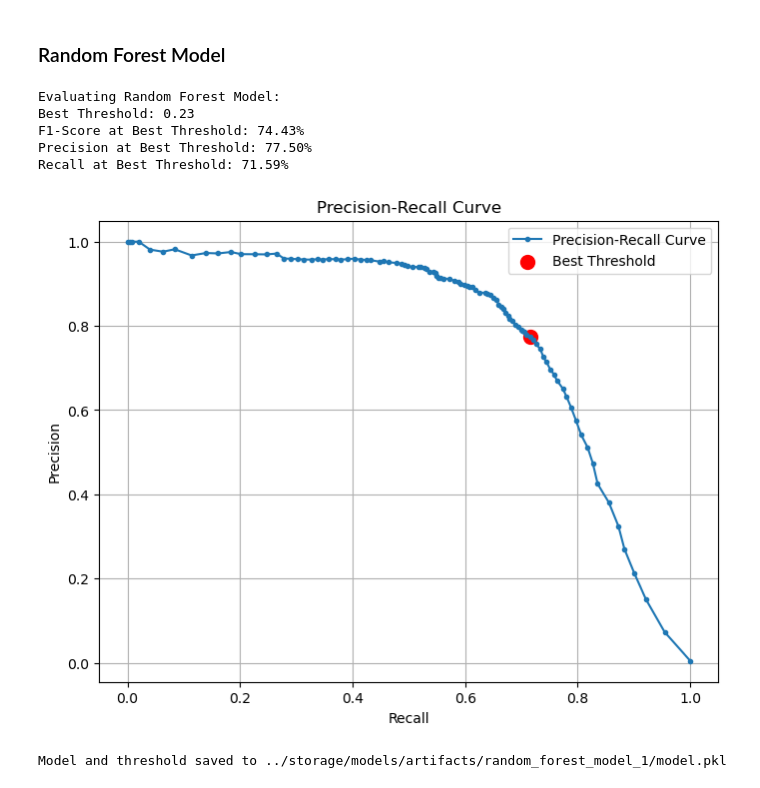
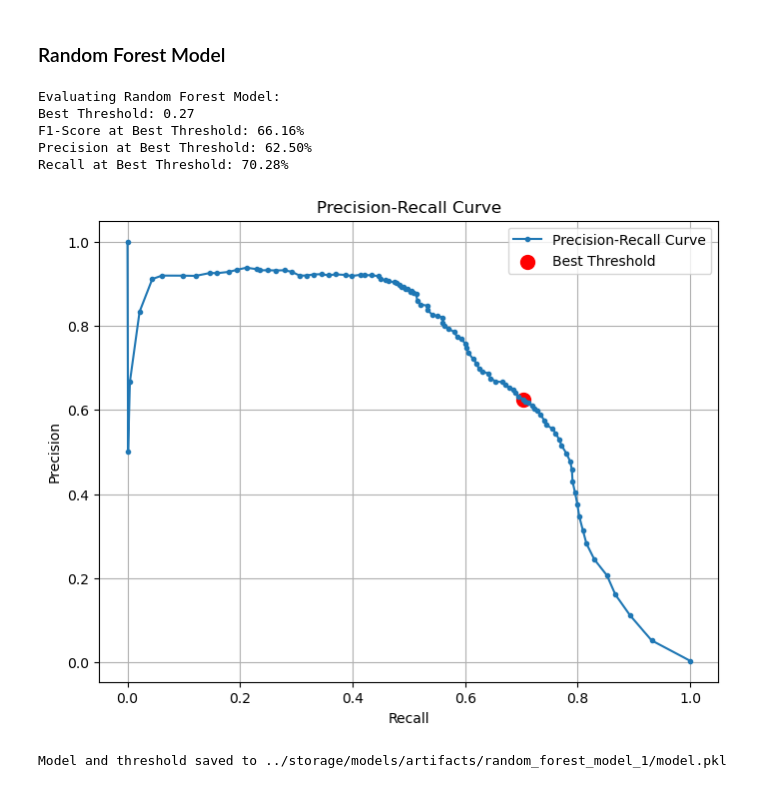
Before and after one commit to srikantamehta/ml-case-studies, a Jupyter notebook: securebank/analysis/model_performance.ipynb, the cells around one changed output. Cells and saved outputs as stored; diff of their text form; code cells hidden in the pictures.

```diff
--- a/securebank/analysis/model_performance.ipynb
+++ b/securebank/analysis/model_performance.ipynb
@@ -28,4 +28,4 @@ customer_file, transactions_file, fraud_file = data_handler.extract(customer_fil
 raw_data = data_handler.transform(customer_file, transactions_file, fraud_file)
 # %%
 # Create train and test set
-train_set, test_set = data_designer.sample(raw_data, test_size=0.2, random_state=42, stratify=True)
+train_set, test_set = data_designer.sample(raw_data, test_size=0.2)
@@ -118,6 +122,12 @@ def evaluate_model_with_custom_threshold(model, X_train, y_train, X_test, y_test
         print(f"Precision at Best Threshold: {precision_vals[max_f1_index] * 100:.2f}%")
         print(f"Recall at Best Threshold: {recall_vals[max_f1_index] * 100:.2f}%")
 
+        model_stats = {
+            "f1_score": f1_scores[max_f1_index],
+            "precision": precision_vals[max_f1_index],
+            "recall": recall_vals[max_f1_index]
+        }
+
         # Plot the Precision-Recall curve and mark the best threshold
         plt.figure(figsize=(8, 6))
         plt.plot(recall_vals, precision_vals, marker='.', label='Precision-Recall Curve')
@@ -130,7 +140,7 @@ def evaluate_model_with_custom_threshold(model, X_train, y_train, X_test, y_test
         plt.show()
 
         # Return the trained model and best threshold
-        return model, best_threshold
+        return model, best_threshold, model_stats
     else:
         print(f"No valid threshold found that satisfies precision >= {precision_min} and recall >= {recall_min}.")
         return model, None
@@ -174,16 +190,16 @@ mlp = MLPClassifier(hidden_layer_sizes=(20, 30, 40),
 # %%
 # Train and evaluate the Random Forest model
 print("Evaluating Random Forest Model:")
-trained_rf_model, best_rf_threshold = evaluate_model_with_custom_threshold(random_forest,
+trained_rf_model, best_rf_threshold, model_stats = evaluate_model_with_custom_threshold(random_forest,
                                                                         X_train, y_train, X_test, y_test,
                                                                         precision_min=0.35, recall_min=0.7)
 # %% [output]
 Evaluating Random Forest Model:
-Best Threshold: 0.23
-F1-Score at Best Threshold: 74.43%
-Precision at Best Threshold: 77.50%
-Recall at Best Threshold: 71.59%
+Best Threshold: 0.27
+F1-Score at Best Threshold: 66.16%
+Precision at Best Threshold: 62.50%
+Recall at Best Threshold: 70.28%
-[figure, old version]
+[figure, new version]
 # %%
 import joblib
 
```
Also changed, not shown: parts of 11 cells of this notebook, 12 other files.
